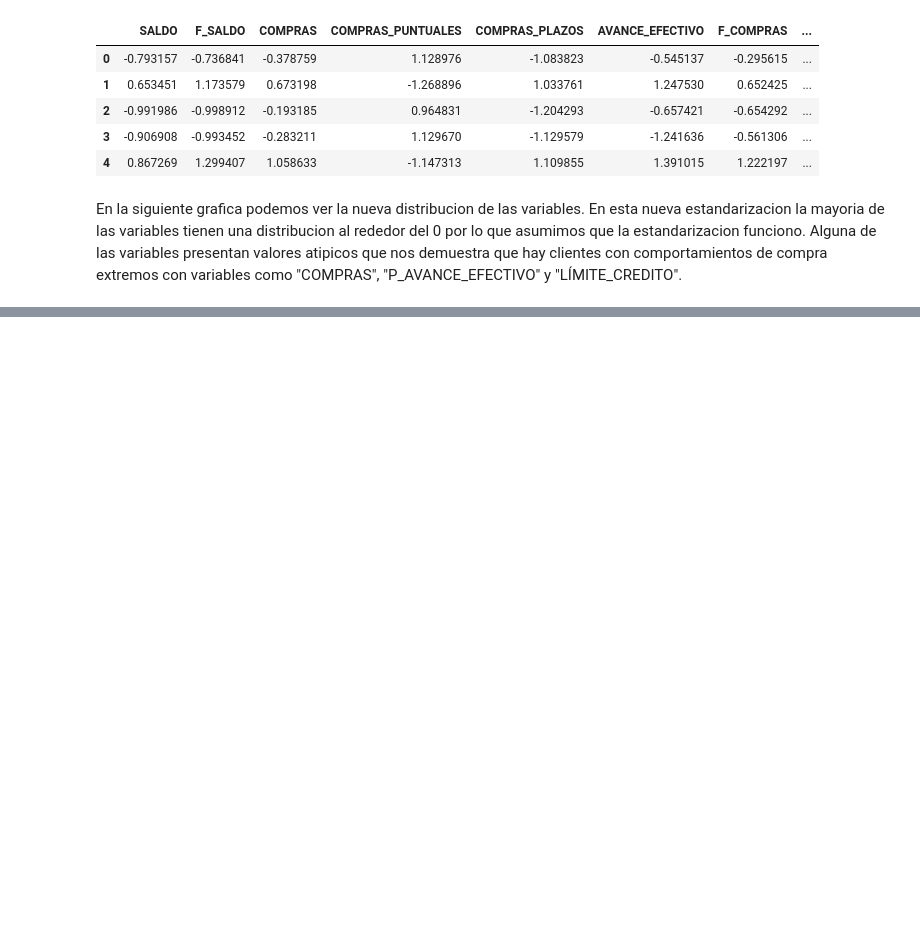
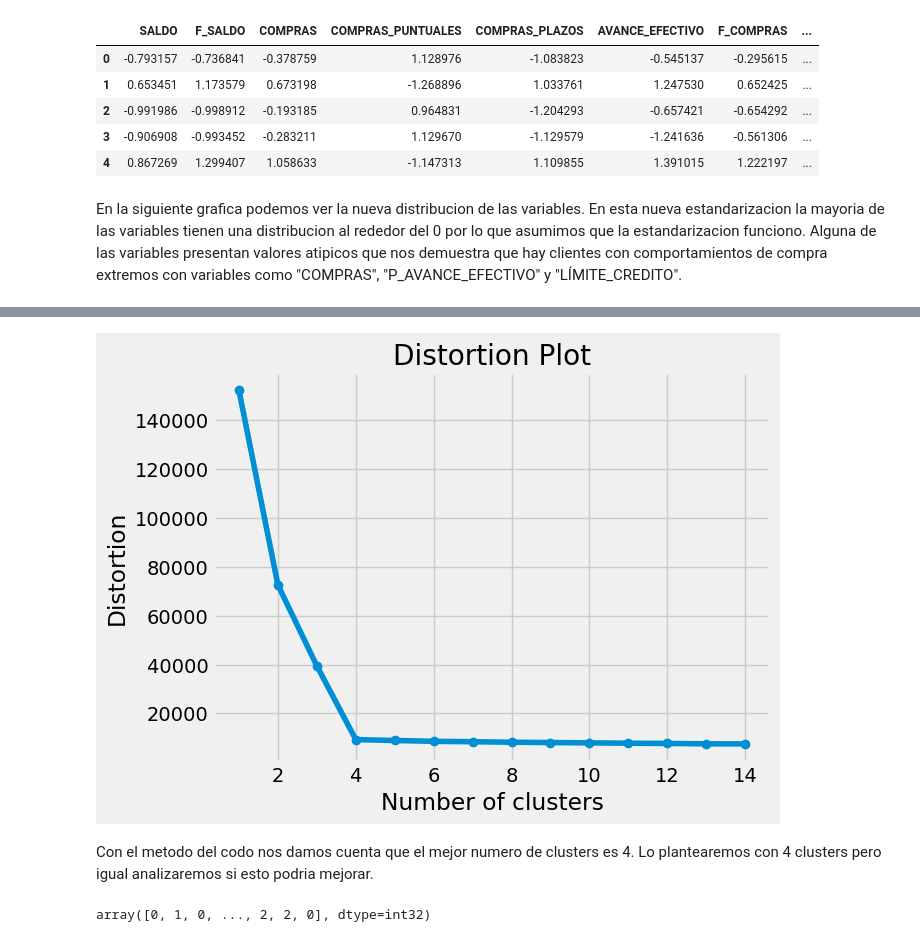
Before and after one commit to InteligenciaNegocios-G14/Laboratorio2, a Jupyter notebook: Laboratorio2.ipynb, the cells around one changed output, grey strips where cells are left out. Saved outputs shown, nothing was run; the diff lists cells and outputs as text; code cells hidden in the pictures; blank space fills up the shorter version.

Commit message:
cambios k means

```diff
--- a/Laboratorio2.ipynb
+++ b/Laboratorio2.ipynb
@@ -292,0 +303,33 @@ plt.show()
+# %%
+def plot_distortion(data,
+                    k_min=1,
+                    k_max=11,
+                    ylabel = 'Distortion',
+                    xlabel = 'Number of clusters',
+                    title = 'Distortion Plot'):
+    distortions = []
+    for i in range(k_min, k_max):
+        km = KMeans(n_clusters=i,
+                 init='k-means++',
+                 n_init=10,
+                 max_iter=300,
+                 random_state=0)
+        km.fit(data)
+        distortions.append(km.inertia_)
+    plt.plot(range(k_min,k_max), distortions, marker='o')
+    plt.xlabel(xlabel)
+    plt.ylabel(ylabel)
+    plt.title(title)
+    plt.show()
+
+plot_distortion(data_scaled[data_scaled.columns],1,15)
+# %% [output]
+[figure, added]
+# %% [markdown]
+Con el metodo del codo nos damos cuenta que el mejor numero de clusters es 4. Lo plantearemos con 4 clusters pero igual analizaremos si esto podria mejorar.
+# %%
+kmeans = KMeans(n_clusters=4, random_state=0)
+res_kmeans = kmeans.fit(data_scaled[data_scaled.columns])
+res_kmeans.labels_
+# %% [output]
+array([0, 1, 0, ..., 2, 2, 0], dtype=int32)
```
Also changed, not shown: parts of 28 cells of this notebook.
